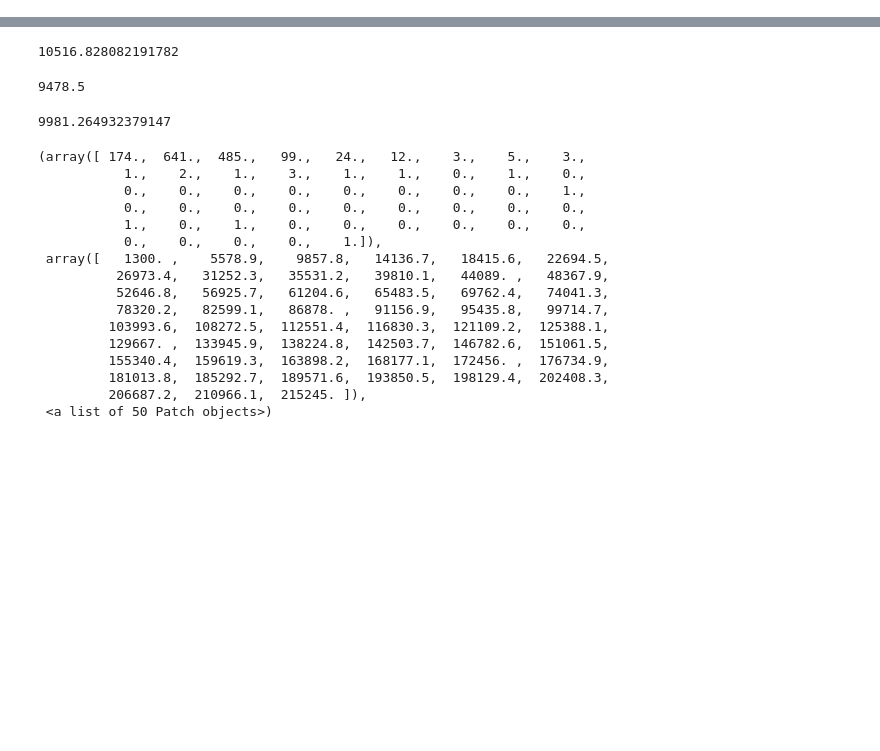
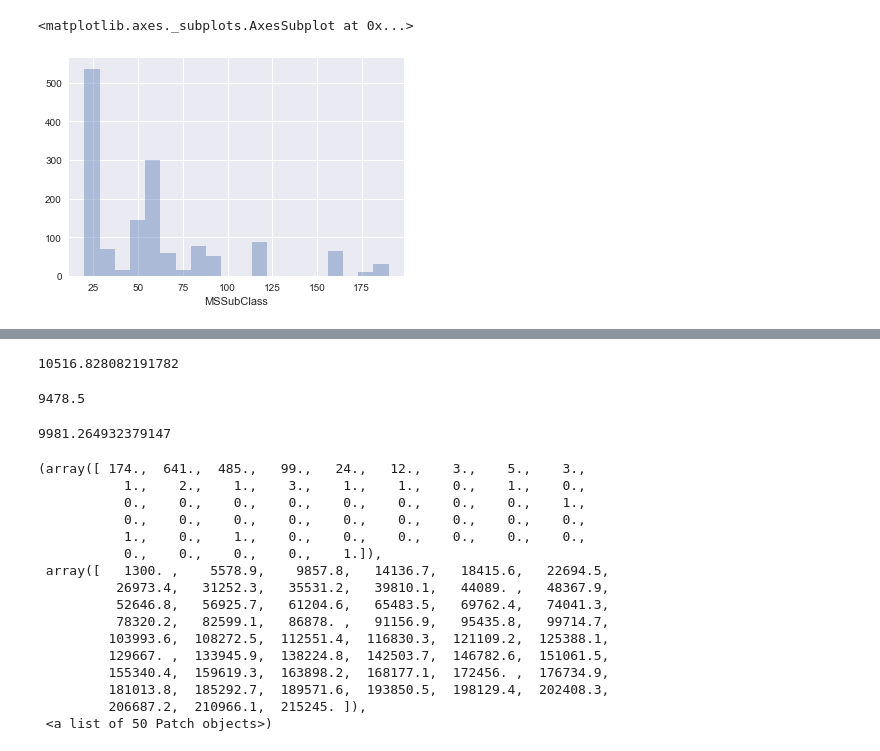
Before and after one commit to NikhilaThota/CapstoneProject_House_Prices_Prediction, a Jupyter notebook: House_prices.ipynb, the cells around one changed output, grey strips where cells are left out. Cells and saved outputs as stored; diff of their text form; code cells hidden in the pictures; blank space fills up the shorter version.

```diff
--- a/House_prices.ipynb
+++ b/House_prices.ipynb
@@ -121,0 +230,6 @@ Name: Alley, Length: 1460, dtype: object
+# %%
+# Findings - Most of the houses (more than 500) are built in the year 1946, and modified to the latest standards
+sns.distplot(h_p['MSSubClass'], kde=False, rug=False)
+# %% [output]
+<matplotlib.axes._subplots.AxesSubplot at 0x...>
+[figure, added]
```
Also changed, not shown: parts of 67 cells of this notebook.
